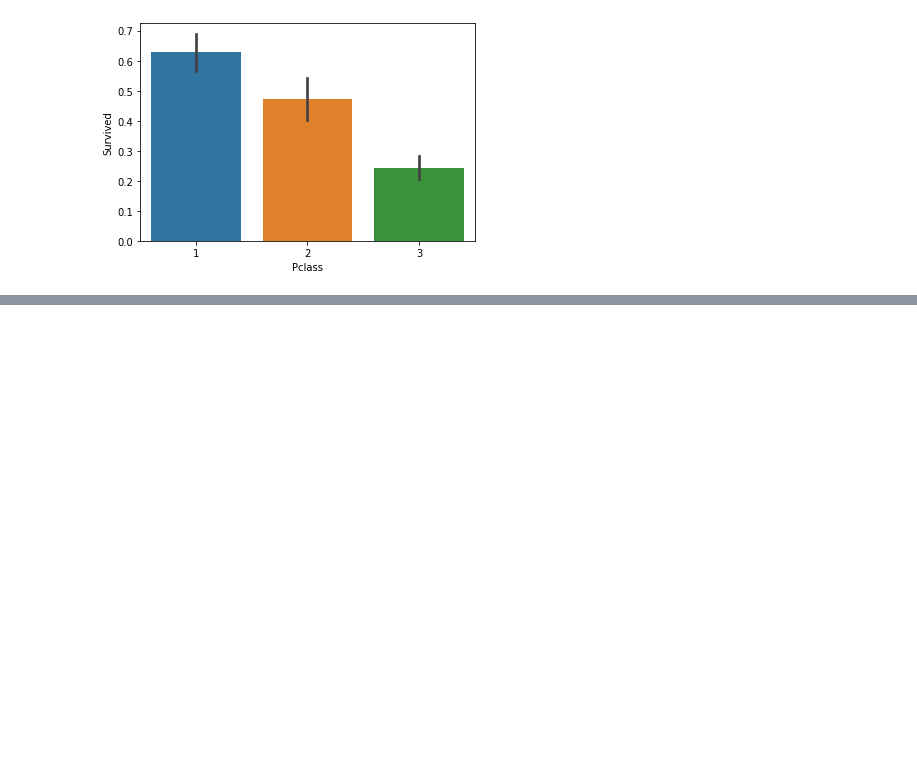
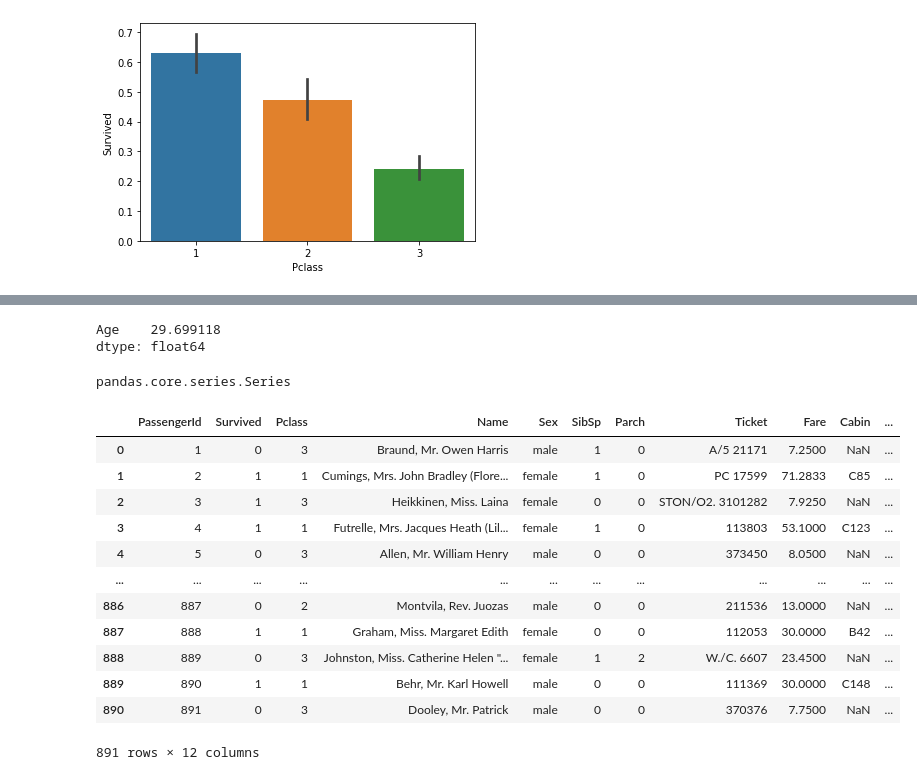
Before and after one commit to Jorge-89/Data-Science-CoderHouse, a Jupyter notebook: Titanic_Pandas.ipynb, the cells around one changed output, grey strips where cells are left out. Drawn from its saved outputs; the diff is of its cells as text; code cells hidden in the pictures; blank space fills up the shorter version.

```diff
--- a/Titanic_Pandas.ipynb
+++ b/Titanic_Pandas.ipynb
@@ -127,0 +151,33 @@ Cantidad de hombres 577
+# %%
+#podemos construir un df, que se llame edad y contenga los datos de las edades y luego obtener la media.
+edad= df["Age"]
+df[["Age"]].mean()
+# %% [output]
+Age    29.699118
+dtype: float64
+# %%
+type(edad) #verificamos que este bien el tipo de dato
+# %% [output]
+pandas.core.series.Series
+# %%
+# La función pandas.DataFrame.fillna() reemplaza los valores NaN en DataFrame con algún valor determinado.
+# En nuestro caso usaremos el valor de la media
+edad=edad.fillna(29.69)
+# %%
+df = df.drop('Age', axis = 1) #elimino la columna Age del df original que contienen valores faltantes.
+data_frame_final=pd.concat([df,edad], axis=1) #construyo un nuevo df con los valores de Age sin datos faltantes mediante la función pd.concat
+data_frame_final
+# %% [output]
+|  | PassengerId | Survived | Pclass | Name | Sex | SibSp | Parch | Ticket | Fare | Cabin | ... |
+| 0 | 1 | 0 | 3 | Braund, Mr. Owen Harris | male | 1 | 0 | A/5 21171 | 7.2500 | NaN | ... |
+| 1 | 2 | 1 | 1 | Cumings, Mrs. John Bradley (Flore... | female | 1 | 0 | PC 17599 | 71.2833 | C85 | ... |
+| 2 | 3 | 1 | 3 | Heikkinen, Miss. Laina | female | 0 | 0 | STON/O2. 3101282 | 7.9250 | NaN | ... |
+| 3 | 4 | 1 | 1 | Futrelle, Mrs. Jacques Heath (Lil... | female | 1 | 0 | 113803 | 53.1000 | C123 | ... |
+| 4 | 5 | 0 | 3 | Allen, Mr. William Henry | male | 0 | 0 | 373450 | 8.0500 | NaN | ... |
+| ... | ... | ... | ... | ... | ... | ... | ... | ... | ... | ... | ... |
+| 886 | 887 | 0 | 2 | Montvila, Rev. Juozas | male | 0 | 0 | 211536 | 13.0000 | NaN | ... |
+| 887 | 888 | 1 | 1 | Graham, Miss. Margaret Edith | female | 0 | 0 | 112053 | 30.0000 | B42 | ... |
+| 888 | 889 | 0 | 3 | Johnston, Miss. Catherine Helen "... | female | 1 | 2 | W./C. 6607 | 23.4500 | NaN | ... |
+| 889 | 890 | 1 | 1 | Behr, Mr. Karl Howell | male | 0 | 0 | 111369 | 30.0000 | C148 | ... |
+| 890 | 891 | 0 | 3 | Dooley, Mr. Patrick | male | 0 | 0 | 370376 | 7.7500 | NaN | ... |
+891 rows × 12 columns
```
Also changed, not shown: parts of 4 cells of this notebook.
